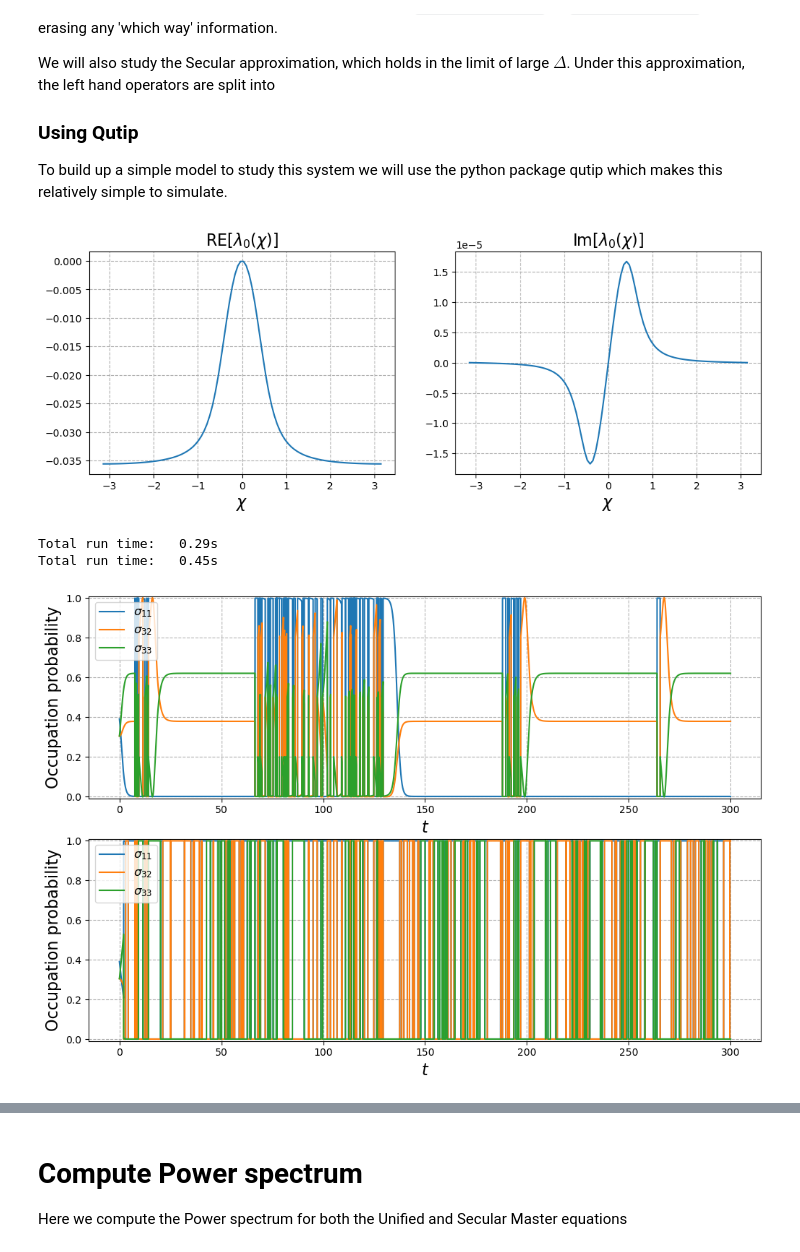
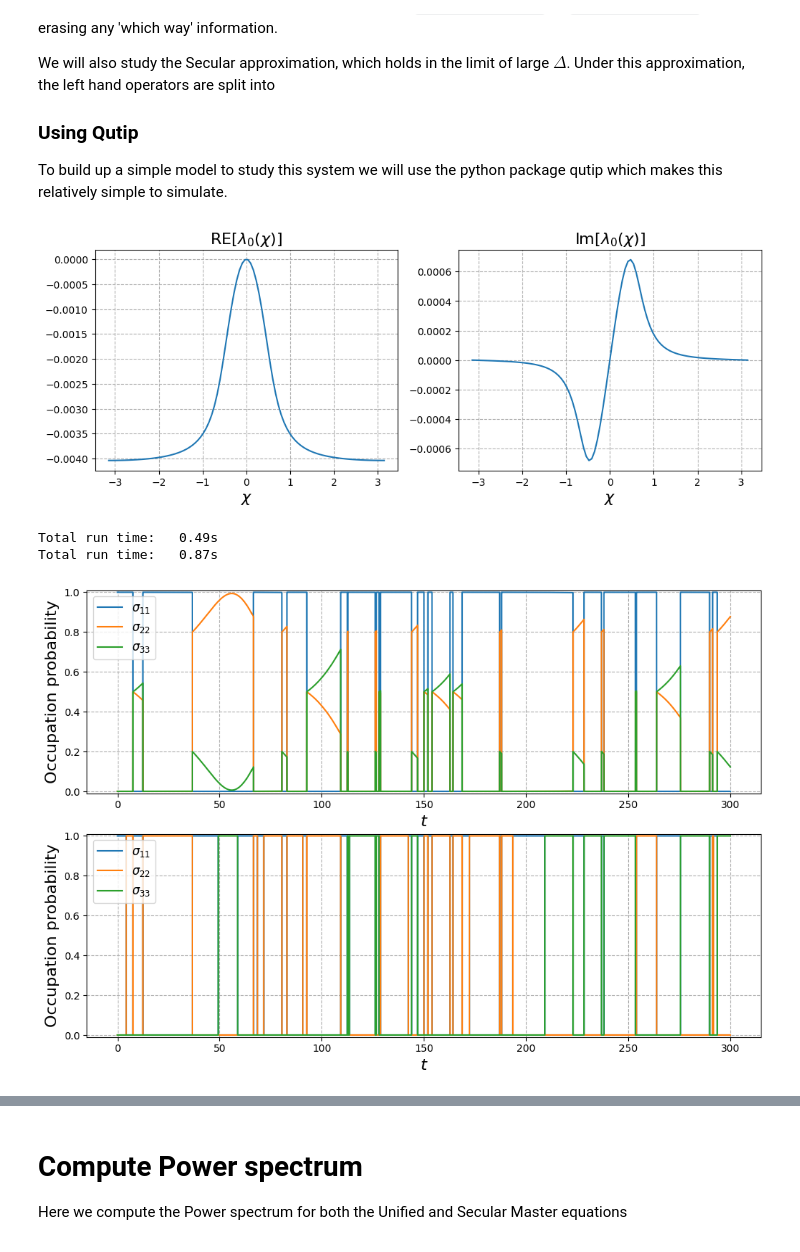
Before and after one commit to mikeal888/The_V_model, a Jupyter notebook: V_model.ipynb, the cells around one changed output, grey strips where cells are left out. Saved outputs shown, nothing was run; the diff lists cells and outputs as text; code cells hidden in the pictures; some formulas as TeX source.

```diff
--- a/V_model.ipynb
+++ b/V_model.ipynb
@@ -83,11 +83,11 @@ def rates(a, omega, beta, kind='down'):
 # Define system parameters
 N = 3 # Number of levels
 nu = 1 # Frequency of the system
-a = 0.01
+a = 0.02
 delta = 0.01
 alpha = 0.5
 betaL = 1/4
-betaR = 1/3.99
+betaR = 1/2
 
 # Defin system rates left bath Unified
 gamma_Lm = rates(a, nu, betaL, kind='down')
@@ -116,10 +116,17 @@ H =(nu - delta) * g2 * g2.dag() + nu * g3 * g3.dag()
 H_eigs = H.eigenenergies()
 
 # Define collapse operators Unified
-LLm = np.sqrt(gamma_Lm) * (g1 * g2.dag() + g1 * g3.dag())
-LLp = np.sqrt(gamma_Lp) * (g2 * g1.dag() + g3 * g1.dag())
-LRm = np.sqrt(gamma_Rm) * (g1 * g2.dag() + alpha * g1 * g3.dag())
-LRp = np.sqrt(gamma_Rp) * (g2 * g1.dag() + alpha * g3 * g1.dag())
+# LLm = np.sqrt(gamma_Lm) * (g1 * g2.dag() + g1 * g3.dag())/np.sqrt(2)
+# LLp = np.sqrt(gamma_Lp) * (g2 * g1.dag() + g3 * g1.dag())/np.sqrt(2)
+# LRm = np.sqrt(gamma_Rm) * (g1 * g2.dag() + alpha * g1 * g3.dag())
+# LRp = np.sqrt(gamma_Rp) * (g2 * g1.dag() + alpha * g3 * g1.dag())
+
+# Re - define collapse operators to ensure there's no weirdness going on with the rates being mismatched
+LLm = np.sqrt(gamma_Lm) * (g1 * g2.dag() + g1 * g3.dag())/np.sqrt(2)
+LLp = np.sqrt(gamma_Lp) * (g2 * g1.dag() + g3 * g1.dag())/np.sqrt(2)
+LRm = np.sqrt(gamma_Rm) * (g1 * g2.dag() + alpha * g1 * g3.dag())/np.sqrt(1 + alpha**2)
+LRp = np.sqrt(gamma_Rp) * (g2 * g1.dag() + alpha * g3 * g1.dag())/np.sqrt(1 + alpha**2)
+
 
 # Define collapse operators Secular
 LLm1 = np.sqrt(gamma_Lm2) * (g1 * g2.dag())
@@ -165,7 +172,7 @@ plt.title(r'${\rm Im}[\lambda_{0}(\chi)]$', fontsize=16)
 
 plt.show()
 # %% [output]
-[figure, old version]
+[figure, new version]
 # %%
 # Now we to unravel the master equation
 t0, tf = 0, 300
@@ -173,14 +180,16 @@ dt = 0.01
 tlist = np.arange(t0, tf, dt)
 
 # define observables
-e_ops = [g1*g1.dag(), g2*g2.dag(), g3*g3.dag(), g3*g2.dag()]
+e_ops = [g1*g1.dag(), g2*g2.dag(), g3*g3.dag(), g3*g2.dag(), g2*g3.dag()]
+
+rho_init = g1*g1.dag()
 
 # compute the solution, here the options ntraj is the number of trajectories and noise is the seed, store_measurement saves the jumps
-result_uni = photocurrent_mesolve(H, rho_ss_uni, tlist, sc_ops=c_ops_Unified, e_ops=e_ops, ntraj=1, noise=1, store_measurement=True)
-result_sec = photocurrent_mesolve(H, rho_ss_sec, tlist, sc_ops=c_ops_Secular, e_ops=e_ops, ntraj=1, noise=1, store_measurement=True)
+result_uni = photocurrent_mesolve(H, rho_init, tlist, sc_ops=c_ops_Unified, e_ops=e_ops, ntraj=1, noise=1, store_measurement=True)
+result_sec = photocurrent_mesolve(H, rho_init, tlist, sc_ops=c_ops_Secular, e_ops=e_ops, ntraj=1, noise=1, store_measurement=True)
 # %% [output]
-Total run time:   0.29s
-Total run time:   0.45s
+Total run time:   0.49s
+Total run time:   0.87s
 # %%
 # Get all the expectation values
 g1_evo_uni = result_uni.expect[0]
@@ -195,30 +208,30 @@ g32_evo_sec = result_sec.expect[3]
 # %%
 fig = plt.figure(figsize=(12, 8))
 
 plt.subplot(211)
 plt.plot(tlist, g1_evo_uni, label=r'$\sigma_{11}$')
-plt.plot(tlist, g2_evo_uni, label=r'$\sigma_{32}$')
+plt.plot(tlist, g2_evo_uni, label=r'$\sigma_{22}$')
 plt.plot(tlist, g3_evo_uni, label=r'$\sigma_{33}$')
 
 plt.xlabel(r'$t$', fontsize=16)
 plt.ylabel('Occupation probability', fontsize=16)
 plt.legend(fontsize=12, loc="upper left")
 plt.grid(linestyle='--')
 plt.ylim(-0.01, 1.01)
 
 plt.subplot(212)
 
 plt.plot(tlist, g1_evo_sec, label=r'$\sigma_{11}$')
-plt.plot(tlist, g2_evo_sec, label=r'$\sigma_{32}$')
+plt.plot(tlist, g2_evo_sec, label=r'$\sigma_{22}$')
 plt.plot(tlist, g3_evo_sec, label=r'$\sigma_{33}$')
 
 plt.xlabel(r'$t$', fontsize=16)
 plt.ylabel('Occupation probability', fontsize=16)
 plt.legend(fontsize=12, loc="upper left")
 plt.grid(linestyle='--')
 
 plt.ylim(-0.01, 1.01)
 
 plt.show()
 # %% [output]
-[figure, old version]
+[figure, new version]
```
Also changed, not shown: parts of 5 cells of this notebook.
